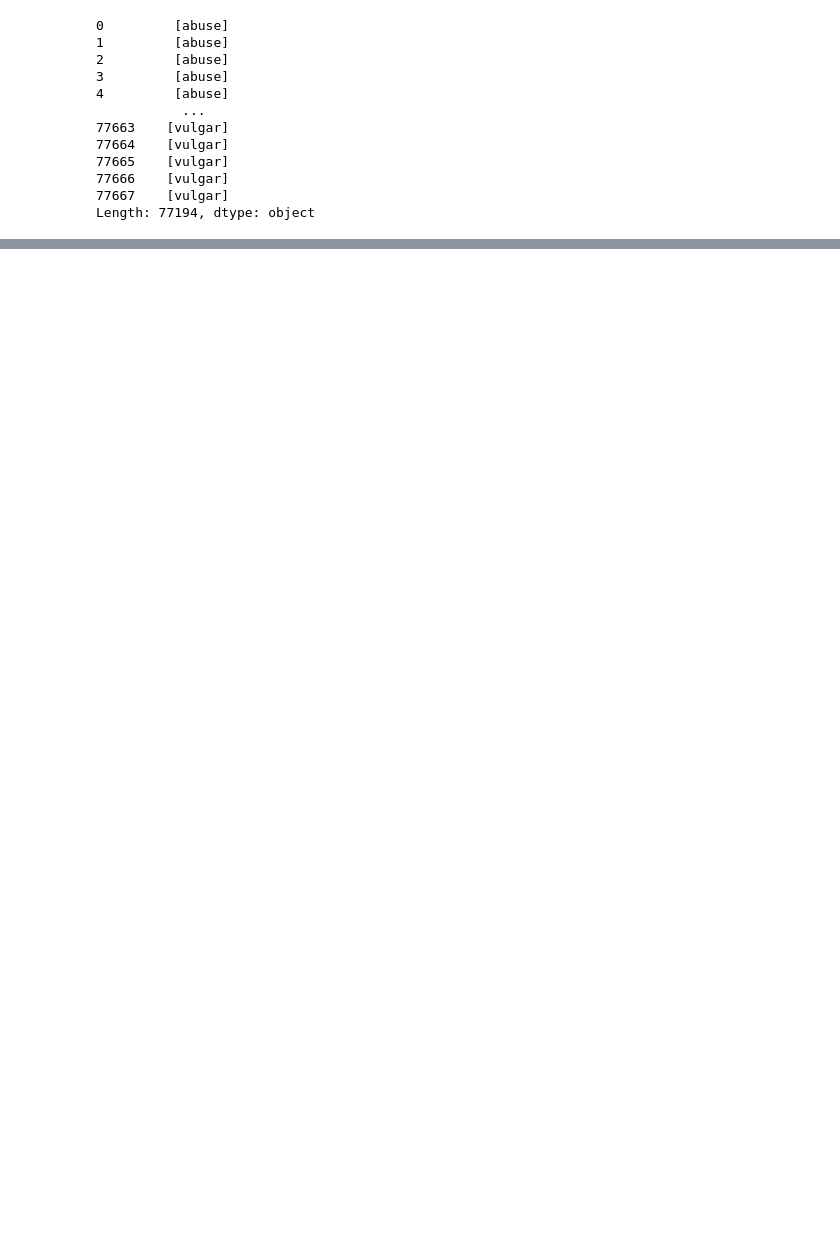
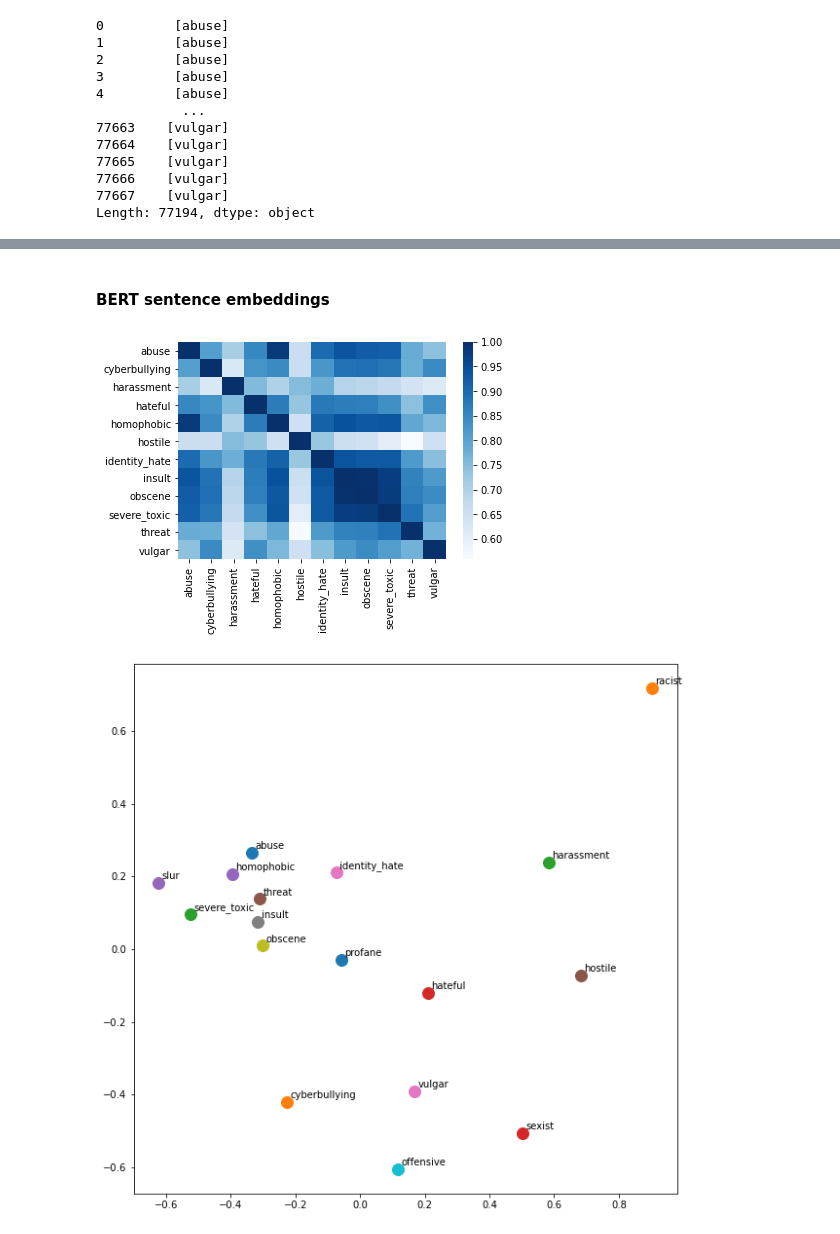
Before and after one commit to pushkill/NLP-project, a Jupyter notebook: bert_elmo.ipynb, the cells around one changed output, grey strips where cells are left out. Cells and saved outputs as stored; diff of their text form; code cells hidden in the pictures; blank space fills up the shorter version.

```diff
--- a/bert_elmo.ipynb
+++ b/bert_elmo.ipynb
@@ -303,0 +391,9 @@ df.to_pickle('elmobert.pkl')
+# %% [markdown]
+#### BERT sentence embeddings
+# %%
+cosine_plot(df_average, 'bert_sentence_emm')
+PCA_plot(df_average, 'bert_sentence_emm')
+random_plot(df, 'bert_sentence_emm', 1000, name='bert_sentence')
+# %% [output]
+[figure, added]
+[figure, added]
```
Also changed, not shown: parts of 38 cells of this notebook, 13 other files.
